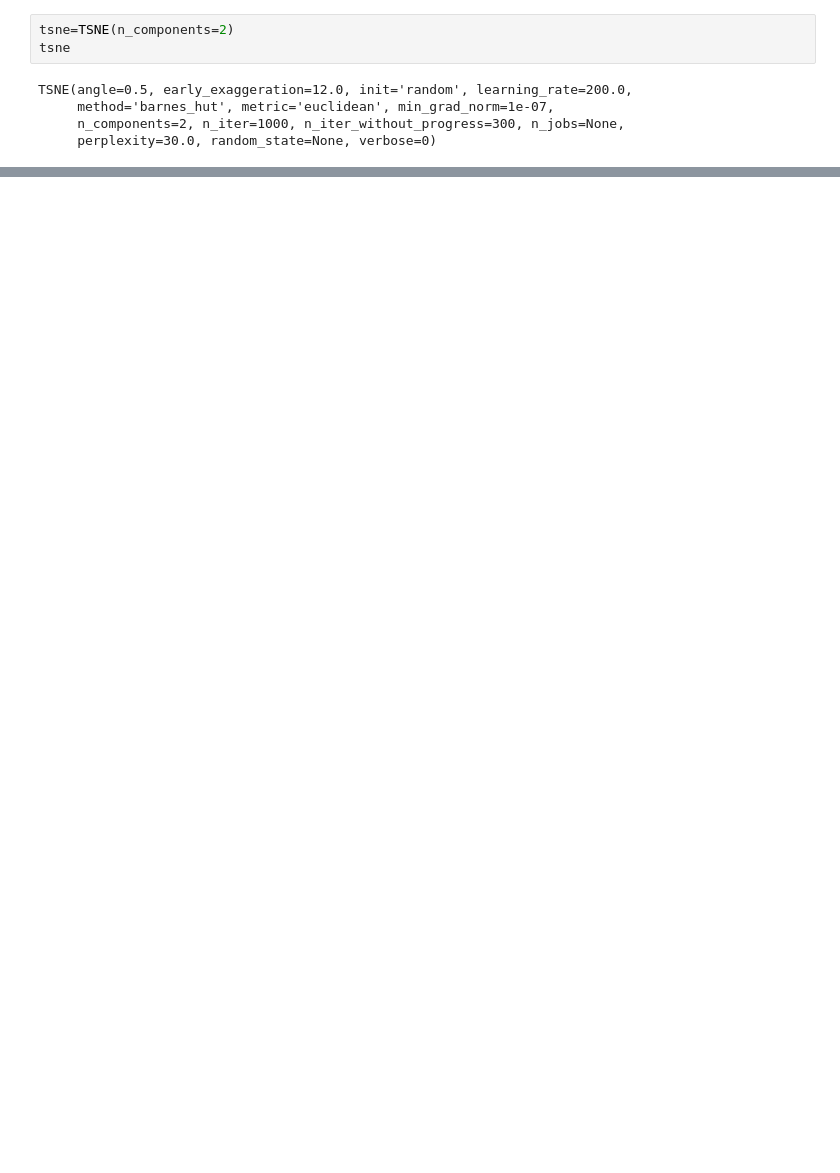
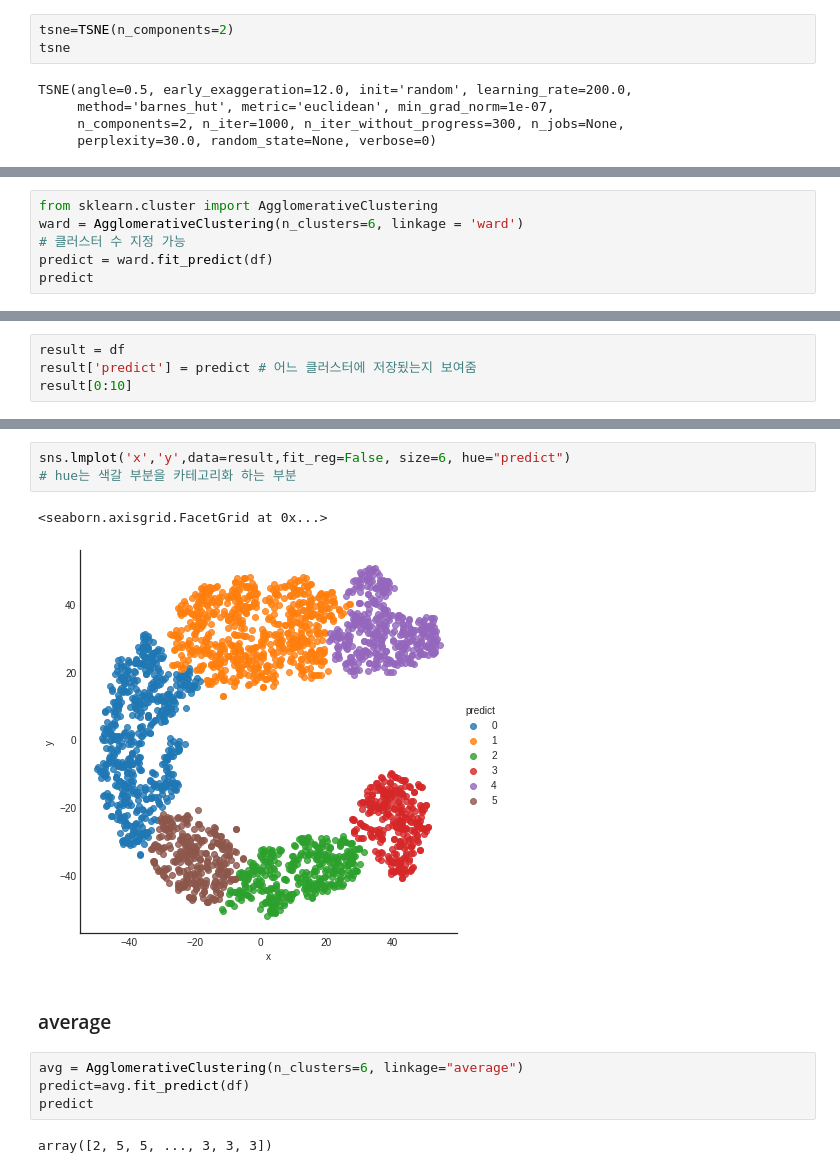
Before and after one commit to analyst-rhie/data-collection-information, a Jupyter notebook: [3강]_NLP_자연어처리_군집분석_이수안컴퓨터연구소.ipynb, the cells around one changed output, grey strips where cells are left out. Drawn from its saved outputs; the diff is of its cells as text; blank space fills up the shorter version.

```diff
--- a/[3강]_NLP_자연어처리_군집분석_이수안컴퓨터연구소.ipynb
+++ b/[3강]_NLP_자연어처리_군집분석_이수안컴퓨터연구소.ipynb
@@ -236,0 +253,6 @@ https://www.youtube.com/watch?v=YJSHBQj8zbU&list=PL7ZVZgsnLwEEoHQAElEPg7l7T6nt25
+# %%
+from sklearn.cluster import AgglomerativeClustering
+ward = AgglomerativeClustering(n_clusters=6, linkage = 'ward')
+# 클러스터 수 지정 가능
+predict = ward.fit_predict(df)
+predict
@@ -236,0 +261,4 @@ https://www.youtube.com/watch?v=YJSHBQj8zbU&list=PL7ZVZgsnLwEEoHQAElEPg7l7T6nt25
+# %%
+result = df
+result['predict'] = predict # 어느 클러스터에 저장됬는지 보여줌
+result[0:10]
@@ -236,0 +277,14 @@ https://www.youtube.com/watch?v=YJSHBQj8zbU&list=PL7ZVZgsnLwEEoHQAElEPg7l7T6nt25
+# %%
+sns.lmplot('x','y',data=result,fit_reg=False, size=6, hue="predict")
+# hue는 색갈 부분을 카테고리화 하는 부분
+# %% [output]
+<seaborn.axisgrid.FacetGrid at 0x...>
+[figure, added]
+# %% [markdown]
+### average
+# %%
+avg = AgglomerativeClustering(n_clusters=6, linkage="average")
+predict=avg.fit_predict(df)
+predict
+# %% [output]
+array([2, 5, 5, ..., 3, 3, 3])
```
Also changed, not shown: parts of 36 cells of this notebook.
